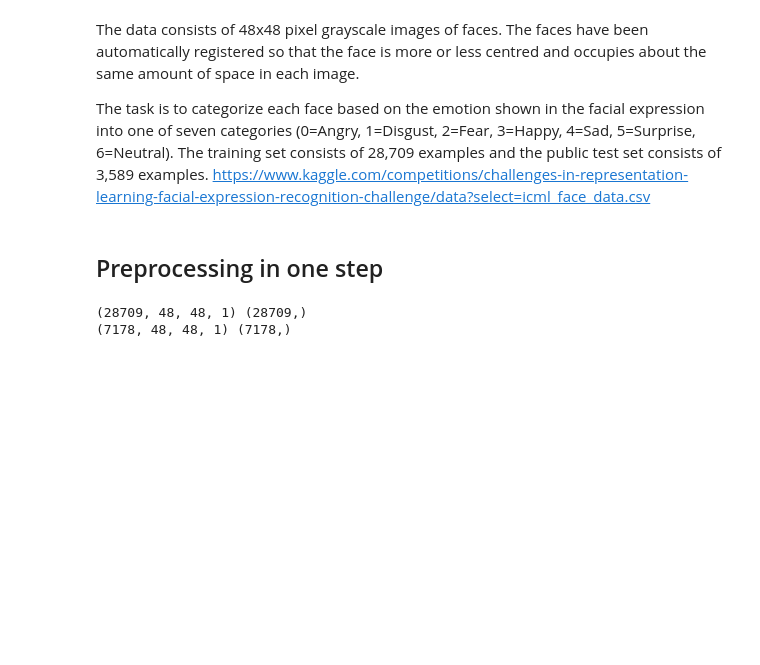
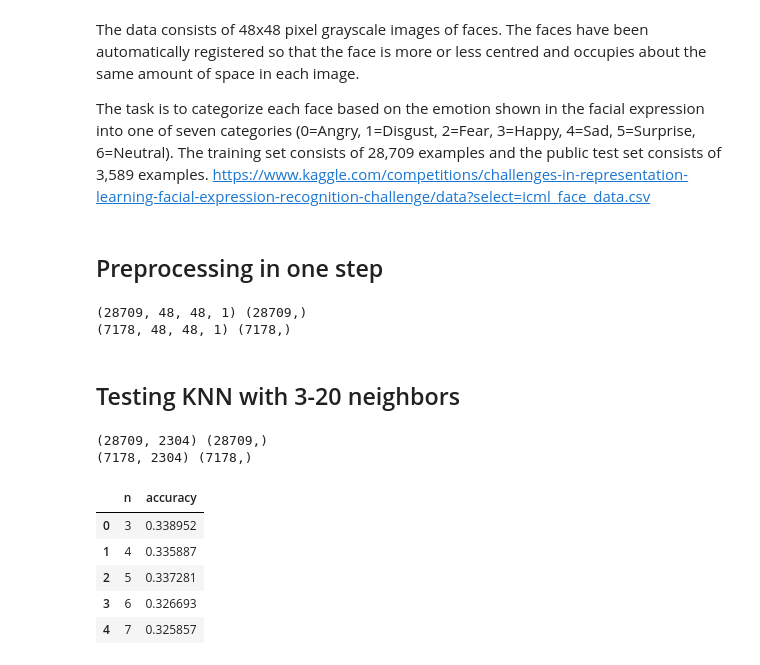
Before and after one commit to chikakoto/facial-expression-recognition, a Jupyter notebook: notebooks/ivan/5.0_im_KNN.ipynb, the cells around one changed output. Cells and saved outputs as stored; diff of their text form; code cells hidden in the pictures; blank space fills up the shorter version.

```diff
--- a/notebooks/ivan/5.0_im_KNN.ipynb
+++ b/notebooks/ivan/5.0_im_KNN.ipynb
@@ -98,3 +98,27 @@ print(test_images.shape, test_labels.shape)
 # %% [output]
 (28709, 48, 48, 1) (28709,)
 (7178, 48, 48, 1) (7178,)
+# %% [markdown]
+## Testing KNN with 3-20 neighbors
+# %%
+def flatten_images(data):
+    '''
+    reshape pixels column into desired format
+    return a numpy array
+    '''
+
+    reshaped_array = np.reshape(data[' pixels'].to_list(),(data.shape[0],48*48))
+
+    return reshaped_array
+
+X_train = flatten_images(train)
+y_train = train_labels
+
+X_test = flatten_images(test)
+y_test = test_labels
+
+print(X_train.shape, y_train.shape)
+print(X_test.shape, y_test.shape)
+# %% [output]
+(28709, 2304) (28709,)
+(7178, 2304) (7178,)
@@ -100,0 +143,9 @@ print(test_images.shape, test_labels.shape)
+# %%
+knn.head()
+# %% [output]
+|  | n | accuracy |
+| 0 | 3 | 0.338952 |
+| 1 | 4 | 0.335887 |
+| 2 | 5 | 0.337281 |
+| 3 | 6 | 0.326693 |
+| 4 | 7 | 0.325857 |
```
Also changed, not shown: parts of 10 cells of this notebook.
